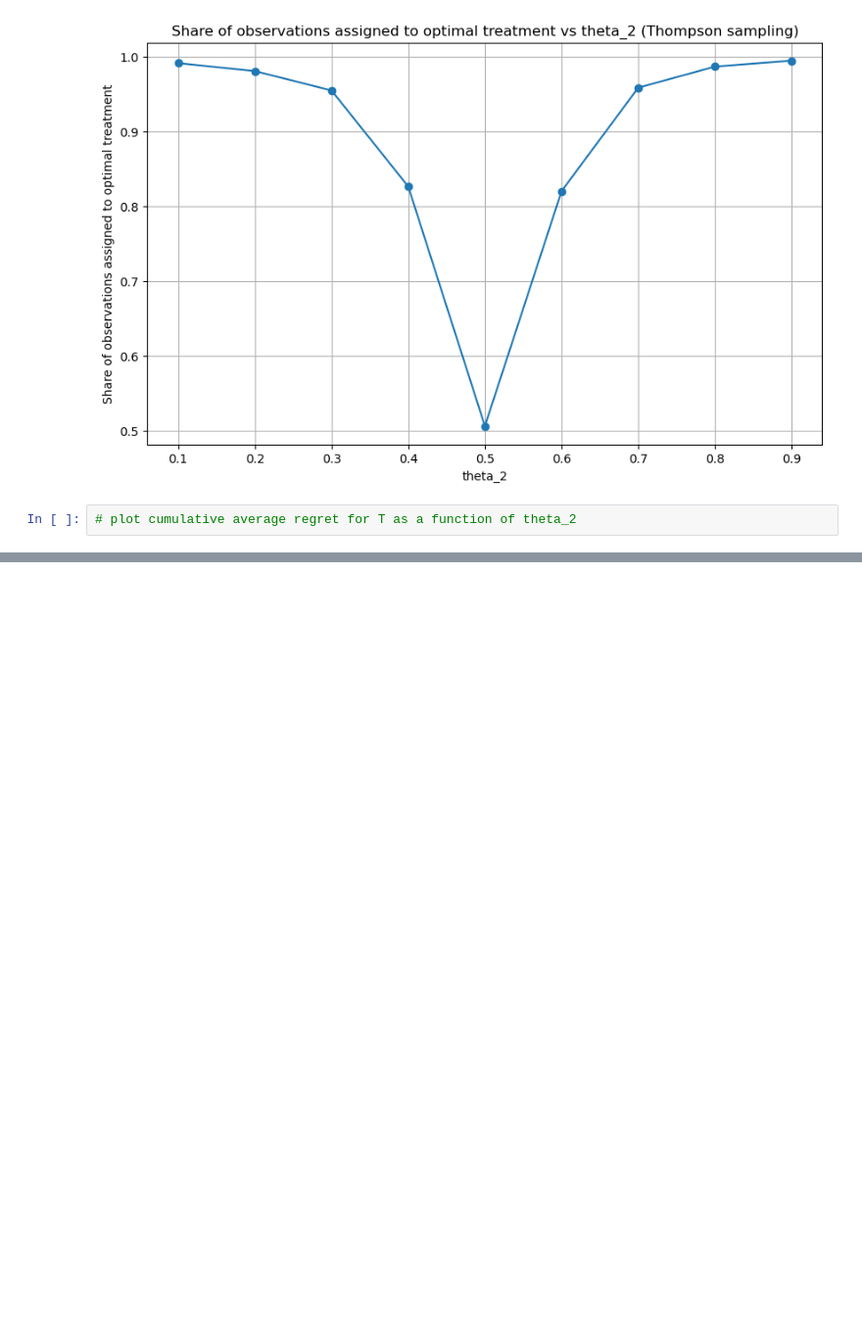
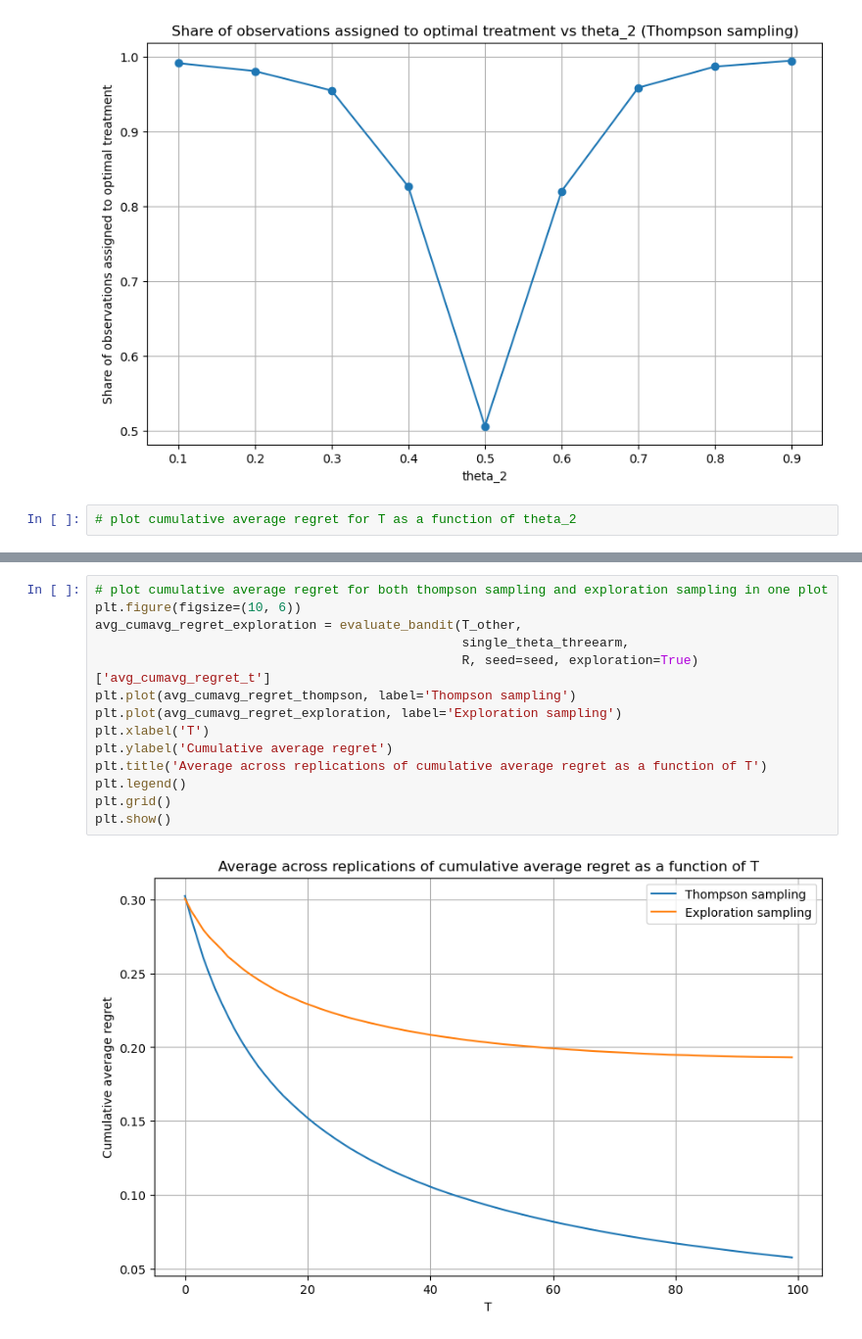
Before and after one commit to emilyfu1/assignments_ML, a Jupyter notebook: EmilyFu_A4.ipynb, the cells around one changed output, grey strips where cells are left out. Shown at 98% size. Drawn from its saved outputs; the diff is of its cells as text; blank space fills up the shorter version.

```diff
--- a/EmilyFu_A4.ipynb
+++ b/EmilyFu_A4.ipynb
@@ -386,0 +364,16 @@ and the probability of choosing the best arm, $P(d^{*}_{T} = \text{argmax}_d \th
+# %%
+# plot cumulative average regret for both thompson sampling and exploration sampling in one plot
+plt.figure(figsize=(10, 6))
+avg_cumavg_regret_exploration = evaluate_bandit(T_other,
+                                                single_theta_threearm,
+                                                R, seed=seed, exploration=True)['avg_cumavg_regret_t']
+plt.plot(avg_cumavg_regret_thompson, label='Thompson sampling')
+plt.plot(avg_cumavg_regret_exploration, label='Exploration sampling')
+plt.xlabel('T')
+plt.ylabel('Cumulative average regret')
+plt.title('Average across replications of cumulative average regret as a function of T')
+plt.legend()
+plt.grid()
+plt.show()
+# %% [output]
+[figure, added]
```
Also changed, not shown: parts of 21 cells of this notebook.
